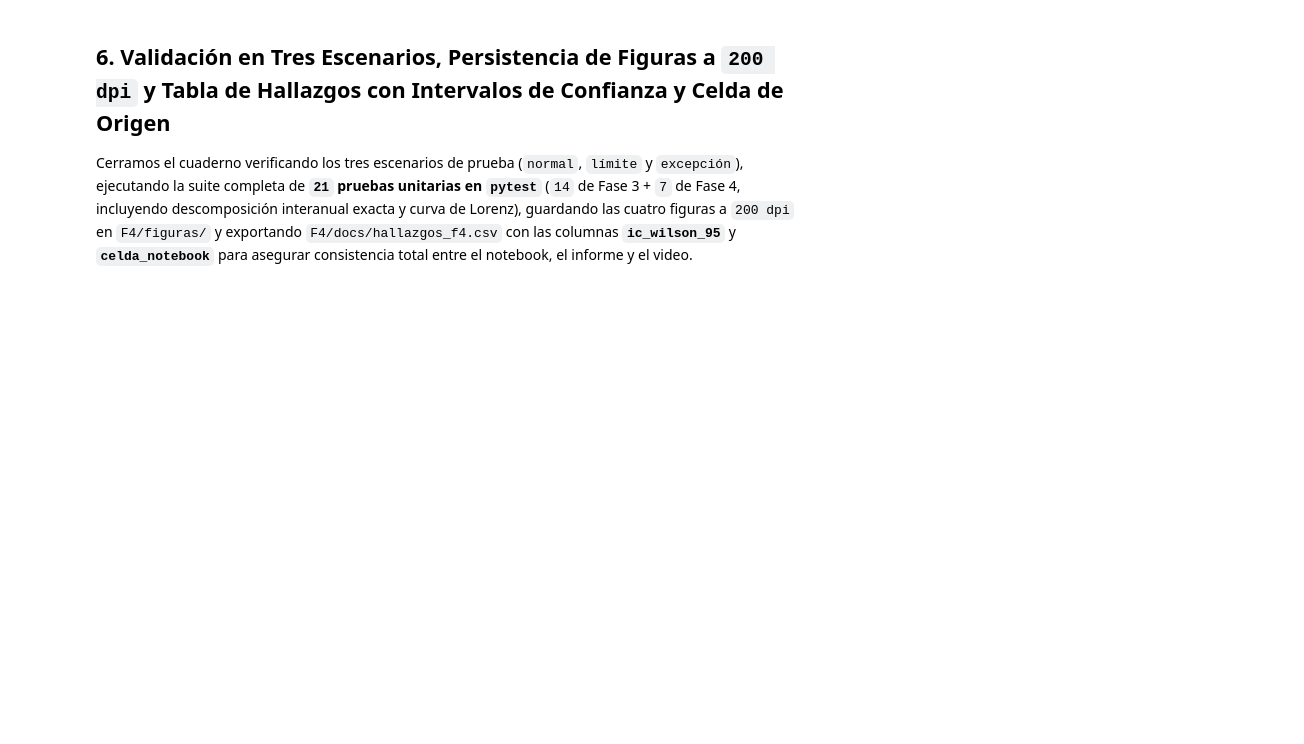
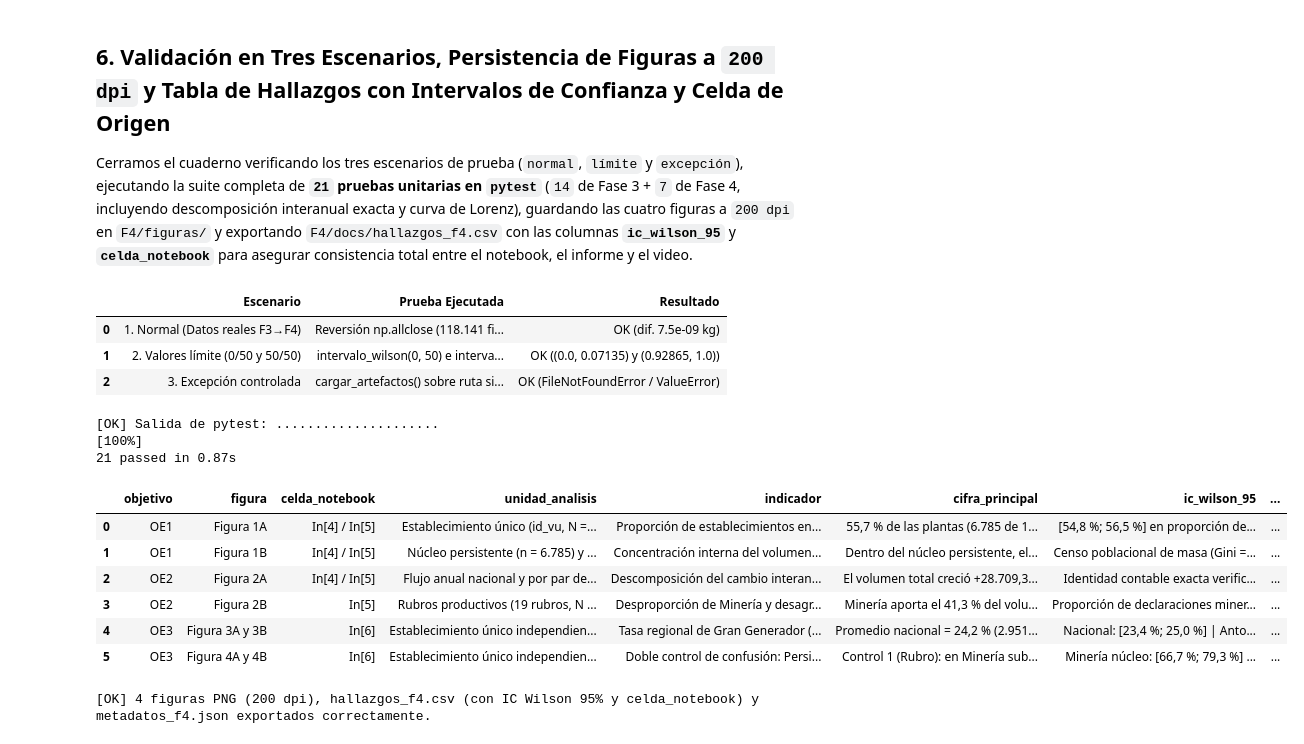
Before and after one commit to Rulman75/proyecto-grupo3-mcdi500, a Jupyter notebook: F4/notebooks/F4_Visualizacion_Comunicacion.ipynb, the cells around one changed output. Saved outputs shown, nothing was run; the diff lists cells and outputs as text; code cells hidden in the pictures; blank space fills up the shorter version.

Commit message:
fix(f4): agrega cwd=RAIZ_PROYECTO en pytest de In[7] y exporta figuras, hallazgos_f4.csv y HTML

```diff
--- a/F4/notebooks/F4_Visualizacion_Comunicacion.ipynb
+++ b/F4/notebooks/F4_Visualizacion_Comunicacion.ipynb
@@ -773,7 +812,7 @@ tabla_validacion_f4 = pd.DataFrame([
 display(tabla_validacion_f4)
 
 # 2. Ejecución de la suite pytest completa (21 passed)
-res_pytest = subprocess.run([sys.executable, "-m", "pytest", str(RAIZ_PROYECTO / "tests"), "-q"], capture_output=True, text=True)
+res_pytest = subprocess.run([sys.executable, "-m", "pytest", str(RAIZ_PROYECTO / "tests"), "-q"], cwd=str(RAIZ_PROYECTO), capture_output=True, text=True)
 print("[OK] Salida de pytest:", res_pytest.stdout.strip())
 assert res_pytest.returncode == 0, f"Fallo en pytest: {res_pytest.stdout}\n{res_pytest.stderr}"
 
@@ -865,30 +904,45 @@ hallazgos_df = pd.DataFrame([
         "unidad_analisis": "Establecimiento único independiente (id_vu, N = 12.189)",
         "indicador": "Doble control de confusión: Persistencia × Minería (Panel A) y Persistencia × Minería × Macrozona Norte vs. Resto (Panel B)",
         "cifra_principal": "Control 1 (Rubro): en Minería sube de 19,8 % (no persistente) a 73,5 % (núcleo persistente, 3,7×); en Otros 18 rubros sube de 9,0 % a 35,1 % (3,9×). Control 2 (Macrozona × Rubro): en Otros 18 rubros del Norte sube de 11,7 % a 40,4 % (3,5×) y en Otros 18 rubros del Resto del país sube de 8,6 % a 34,3 % (4,0×)",
         "ic_wilson_95": f"Minería núcleo: [{fmt_pct(ic_min_pers[0]*100)}; {fmt_pct(ic_min_pers[1]*100)}] vs no pers.: [{fmt_pct(ic_min_nopers[0]*100)}; {fmt_pct(ic_min_nopers[1]*100)}] | Otros 18 núcleo: [{fmt_pct(ic_nomin_pers[0]*100)}; {fmt_pct(ic_nomin_pers[1]*100)}] vs no pers.: [{fmt_pct(ic_nomin_nopers[0]*100)}; {fmt_pct(ic_nomin_nopers[1]*100)}] | Norte no min. núcleo: [{fmt_pct(ic_norte_nomin_pers[0]*100)}; {fmt_pct(ic_norte_nomin_pers[1]*100)}] | Resto no min. núcleo: [{fmt_pct(ic_resto_nomin_pers[0]*100)}; {fmt_pct(ic_resto_nomin_pers[1]*100)}]",
         "mediana_y_ric": "Factor de Mentira de Tufte verificado en In[6]: 67,8 al truncar eje Y en 630 mil t vs 1,0 desde cero",
     },
 ])
 ruta_hallazgos = CARPETA_DOCS_F4 / "hallazgos_f4.csv"
 hallazgos_df.to_csv(ruta_hallazgos, index=False, encoding="utf-8")
 display(hallazgos_df)
 
 metadatos_f4 = {
     "fase": "Fase 4 — Consolidación, visualización y comunicación de resultados",
     "integrantes_activos": ["Victoria Álvarez Pinto", "Ignacio Peña Pizarro", "Raúl Hormazábal Figueroa"],
     "python_version": info_entorno["python_version"],
     "sha256_base_maestra": sha256_verificado,
     "n_declaraciones": int(len(legible)),
     "n_establecimientos_unicos": int(len(df_est)),
     "n_establecimiento_anio": int(len(df_est_anio)),
     "toneladas_totales": round(float(legible["cantidad_ton"].sum()), 2),
     "gini_total": conc_total["gini"],
     "gini_nucleo_persistente": conc_nucleo["gini"],
     "top1_pct_nucleo_share": conc_nucleo["share_top1_pct"],
     "top10_pct_nucleo_share": conc_nucleo["share_top10_pct"],
     "tasa_gran_generador_establecimiento_pct": round(p_nac_gg * 100.0, 2),
     "figuras_exportadas_200dpi": [r_f1.name, r_f2.name, r_f3.name, r_f4.name],
     "pytest_total_passed": 21,
 }
 (CARPETA_DOCS_F4 / "metadatos_f4.json").write_text(json.dumps(metadatos_f4, ensure_ascii=False, indent=2), encoding="utf-8")
 print("[OK] 4 figuras PNG (200 dpi), hallazgos_f4.csv (con IC Wilson 95% y celda_notebook) y metadatos_f4.json exportados correctamente.")
+# %% [output]
+|  | Escenario | Prueba Ejecutada | Resultado |
+| 0 | 1. Normal (Datos reales F3→F4) | Reversión np.allclose (118.141 fi... | OK (dif. 7.5e-09 kg) |
+| 1 | 2. Valores límite (0/50 y 50/50) | intervalo_wilson(0, 50) e interva... | OK ((0.0, 0.07135) y (0.92865, 1.0)) |
+| 2 | 3. Excepción controlada | cargar_artefactos() sobre ruta si... | OK (FileNotFoundError / ValueError) |
+[OK] Salida de pytest: .....................                                                    [100%]
+21 passed in 0.87s
+|  | objetivo | figura | celda_notebook | unidad_analisis | indicador | cifra_principal | ic_wilson_95 | ... |
+| 0 | OE1 | Figura 1A | In[4] / In[5] | Establecimiento único (id_vu, N =... | Proporción de establecimientos en... | 55,7 % de las plantas (6.785 de 1... | [54,8 %; 56,5 %] en proporción de... | ... |
+| 1 | OE1 | Figura 1B | In[4] / In[5] | Núcleo persistente (n = 6.785) y ... | Concentración interna del volumen... | Dentro del núcleo persistente, el... | Censo poblacional de masa (Gini =... | ... |
+| 2 | OE2 | Figura 2A | In[4] / In[5] | Flujo anual nacional y por par de... | Descomposición del cambio interan... | El volumen total creció +28.709,3... | Identidad contable exacta verific... | ... |
+| 3 | OE2 | Figura 2B | In[5] | Rubros productivos (19 rubros, N ... | Desproporción de Minería y desagr... | Minería aporta el 41,3 % del volu... | Proporción de declaraciones miner... | ... |
+| 4 | OE3 | Figura 3A y 3B | In[6] | Establecimiento único independien... | Tasa regional de Gran Generador (... | Promedio nacional = 24,2 % (2.951... | Nacional: [23,4 %; 25,0 %] | Anto... | ... |
+| 5 | OE3 | Figura 4A y 4B | In[6] | Establecimiento único independien... | Doble control de confusión: Persi... | Control 1 (Rubro): en Minería sub... | Minería núcleo: [66,7 %; 79,3 %] ... | ... |
+[OK] 4 figuras PNG (200 dpi), hallazgos_f4.csv (con IC Wilson 95% y celda_notebook) y metadatos_f4.json exportados correctamente.
```
Also changed, not shown: parts of 6 cells of this notebook, 7 other files.
